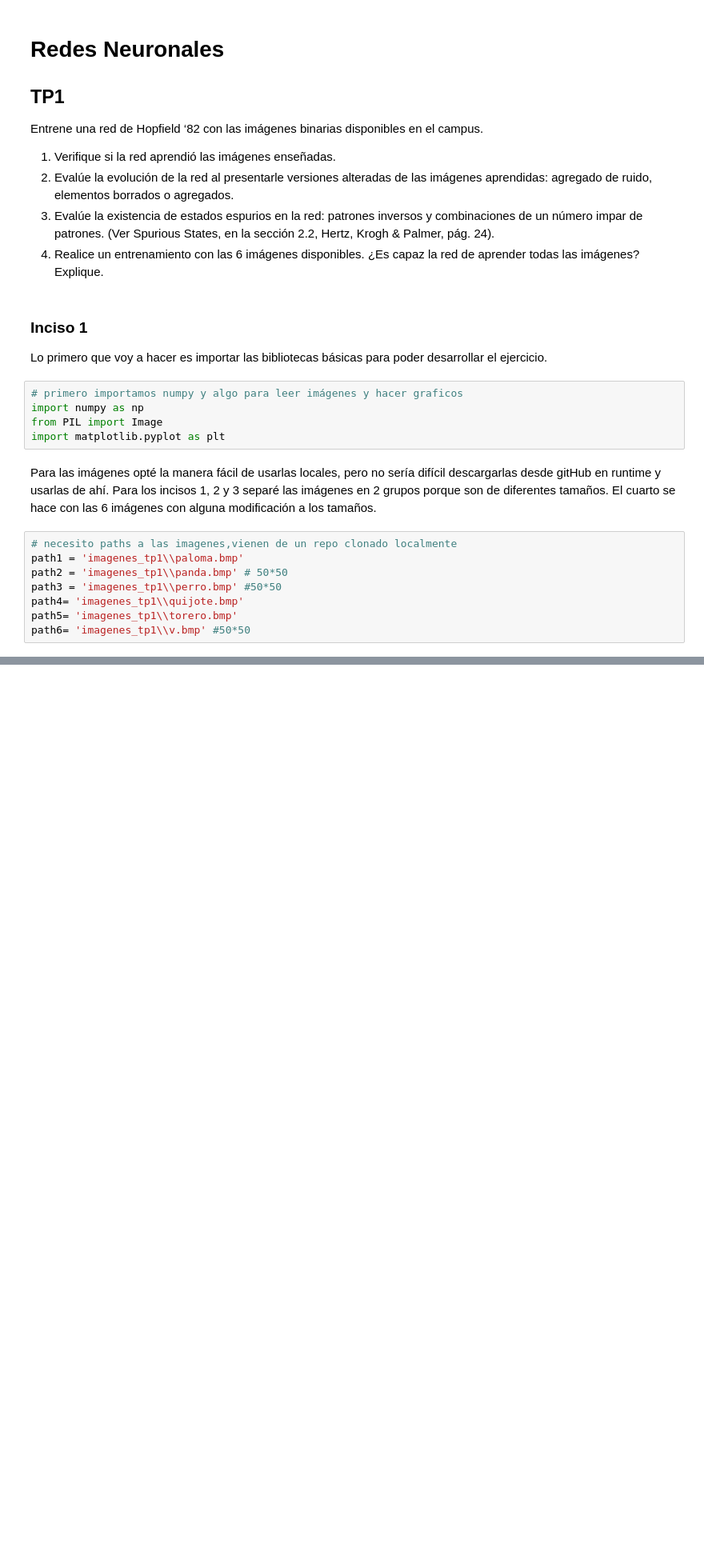
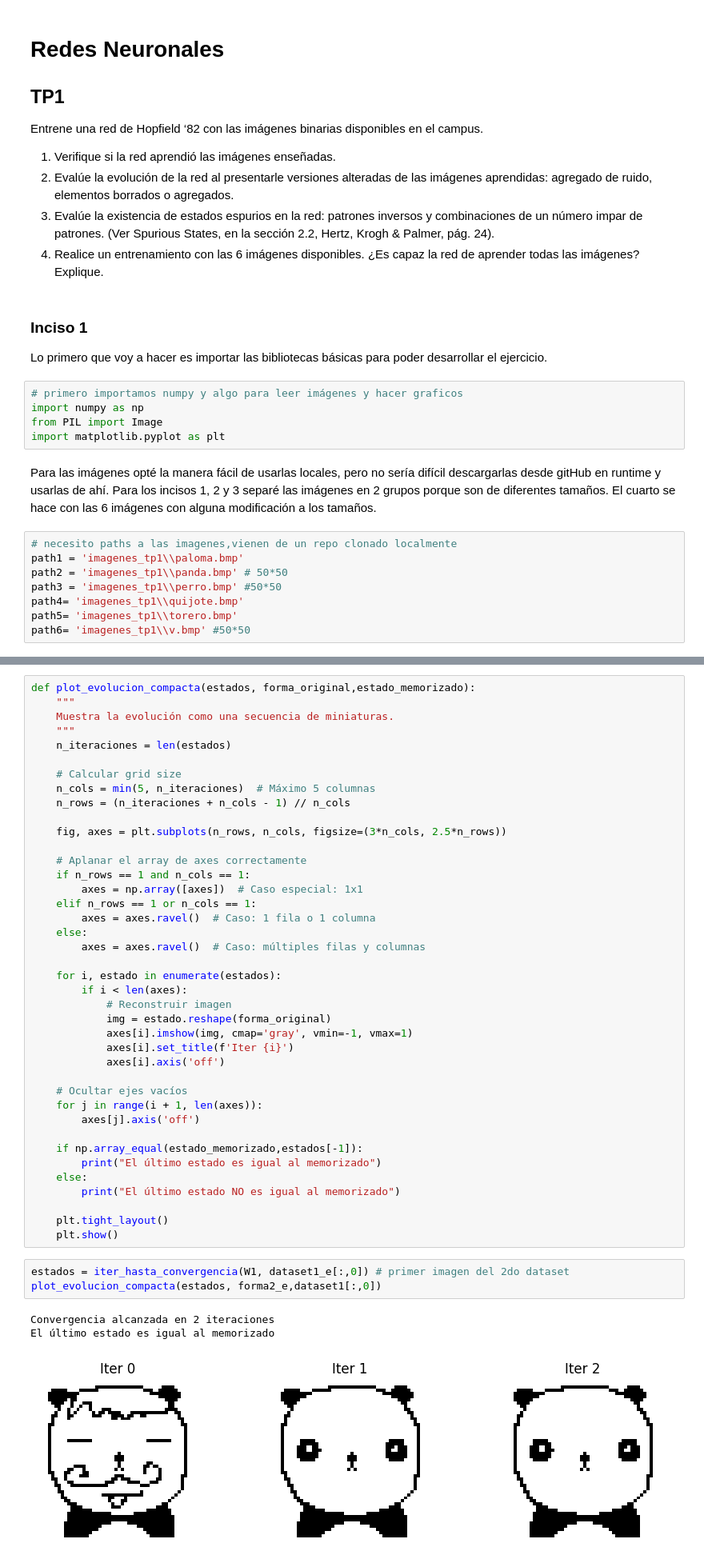
Before and after one commit to Icavicchioli/Redes-neuronales, a Jupyter notebook: Ej1_tp1.ipynb, the cells around one changed output, grey strips where cells are left out. Shown at 80% size. Drawn from its saved outputs; the diff is of its cells as text; blank space fills up the shorter version.

Commit message:
funciona hasta inciso 2 inclusve

```diff
--- a/Ej1_tp1.ipynb
+++ b/Ej1_tp1.ipynb
@@ -211,0 +221,47 @@ flattened_images2_editadas, lista_img_editadas,forma2_editadas = imgPath_to_vect
+# %%
+def plot_evolucion_compacta(estados, forma_original,estado_memorizado):
+    """
+    Muestra la evolución como una secuencia de miniaturas.
+    """
+    n_iteraciones = len(estados)
+
+    # Calcular grid size
+    n_cols = min(5, n_iteraciones)  # Máximo 5 columnas
+    n_rows = (n_iteraciones + n_cols - 1) // n_cols
+
+    fig, axes = plt.subplots(n_rows, n_cols, figsize=(3*n_cols, 2.5*n_rows))
+
+    # Aplanar el array de axes correctamente
+    if n_rows == 1 and n_cols == 1:
+        axes = np.array([axes])  # Caso especial: 1x1
+    elif n_rows == 1 or n_cols == 1:
+        axes = axes.ravel()  # Caso: 1 fila o 1 columna
+    else:
+        axes = axes.ravel()  # Caso: múltiples filas y columnas
+
+    for i, estado in enumerate(estados):
+        if i < len(axes):
+            # Reconstruir imagen
+            img = estado.reshape(forma_original)
+            axes[i].imshow(img, cmap='gray', vmin=-1, vmax=1)
+            axes[i].set_title(f'Iter {i}')
+            axes[i].axis('off')
+
+    # Ocultar ejes vacíos
+    for j in range(i + 1, len(axes)):
+        axes[j].axis('off')
+
+    if np.array_equal(estado_memorizado,estados[-1]):
+        print("El último estado es igual al memorizado")
+    else:
+        print("El último estado NO es igual al memorizado")
+
+    plt.tight_layout()
+    plt.show()
+# %%
+estados = iter_hasta_convergencia(W1, dataset1_e[:,0]) # primer imagen del 2do dataset
+plot_evolucion_compacta(estados, forma2_e,dataset1[:,0])
+# %% [output]
+Convergencia alcanzada en 2 iteraciones
+El último estado es igual al memorizado
+[figure, added]
```
Also changed, not shown: parts of 48 cells of this notebook.
